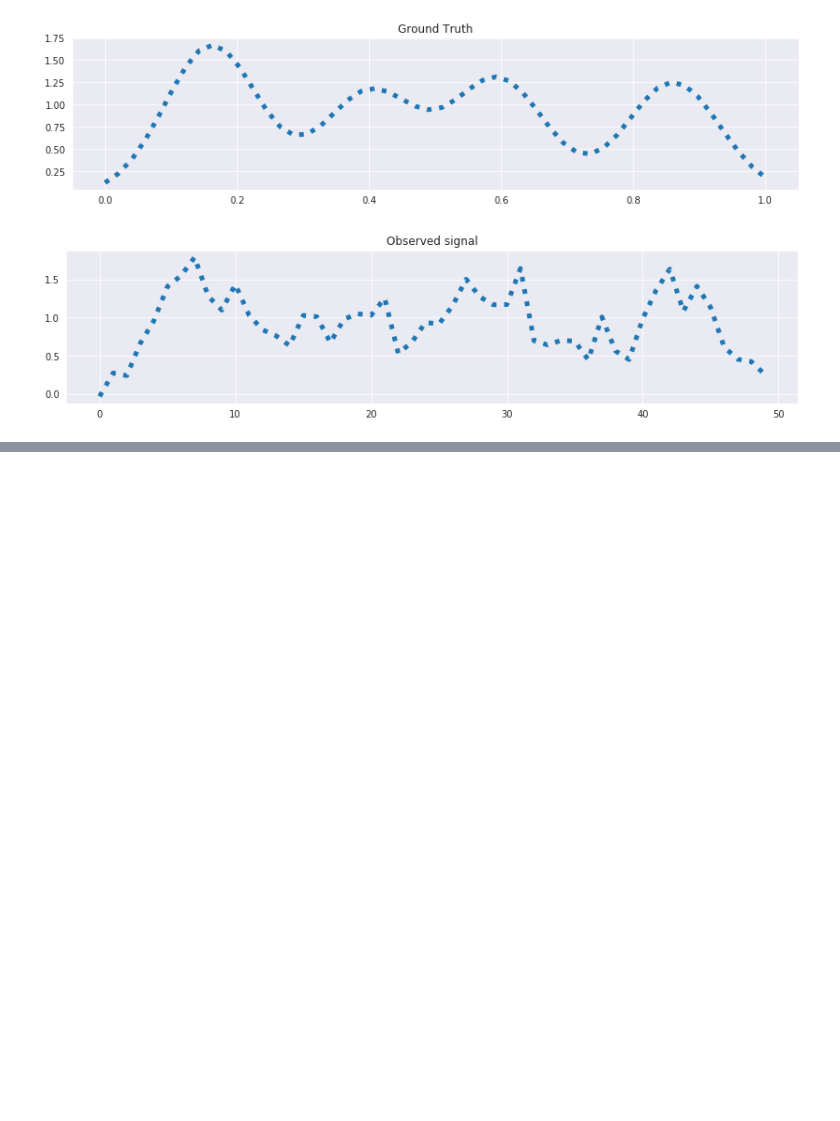
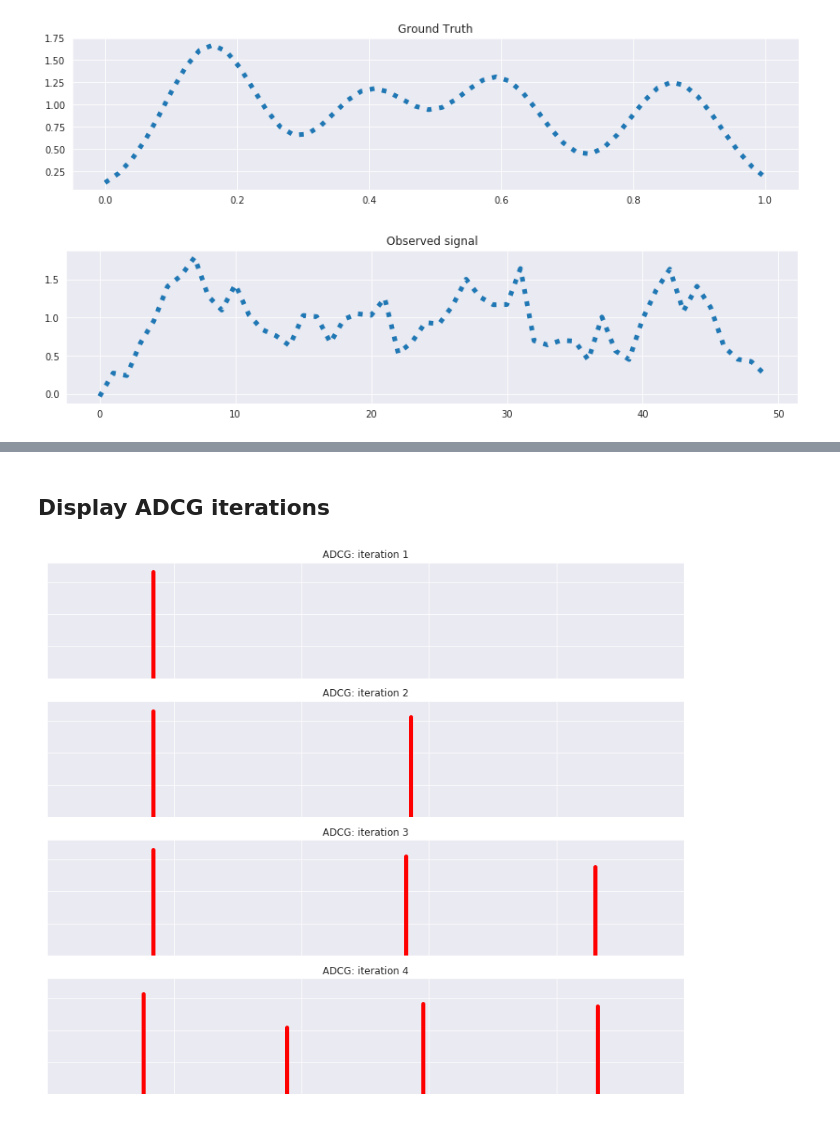
Before and after one commit to azouaoui-cv/MFDS_ADCG_project, a Jupyter notebook: ADCG_variants.ipynb, the cells around one changed output, grey strips where cells are left out. Drawn from its saved outputs; the diff is of its cells as text; code cells hidden in the pictures; blank space fills up the shorter version.

```diff
--- a/ADCG_variants.ipynb
+++ b/ADCG_variants.ipynb
@@ -298,0 +316,20 @@ Local search timing: 0.002s
+# %% [markdown]
+## Display ADCG iterations
+# %%
+MAX_ITERS = 4
+history = ADCG(coordinate_descent, max_iters=MAX_ITERS + 1)[1:]
+
+
+figure, axes = pylab.subplots(nrows=MAX_ITERS, ncols=1, figsize=(14, 12))
+for ax in axes:
+    ax.set_ylim(bottom=0., top=1.8)
+for i in range(MAX_ITERS):
+    axes[i].set_title(f"ADCG: iteration {i+1}")
+    params, weights = history[i][1:]
+    for j, θ in enumerate(params):
+        axes[i].axvline(x=θ, ymax=weights[j] / axes[i].get_ylim()[1],
+                        linestyle="-", color="red")
+    axes[i].set_yticklabels([])
+    axes[i].set_xticklabels([]);
+# %% [output]
+[figure, added]
```
Also changed, not shown: parts of 4 cells of this notebook, 3 other files.
